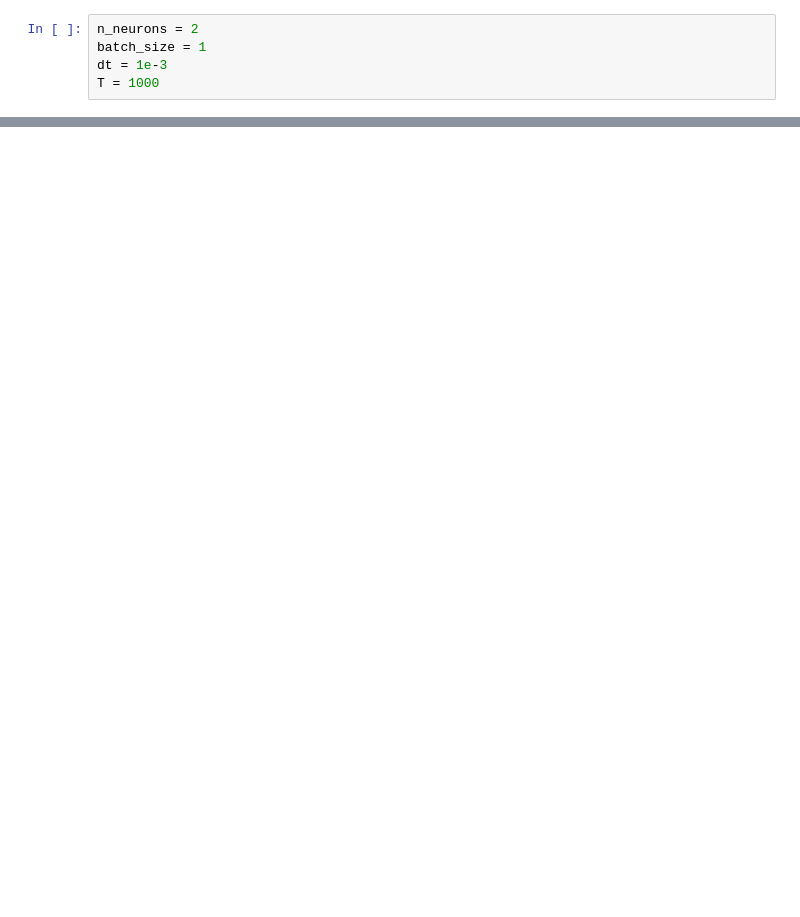
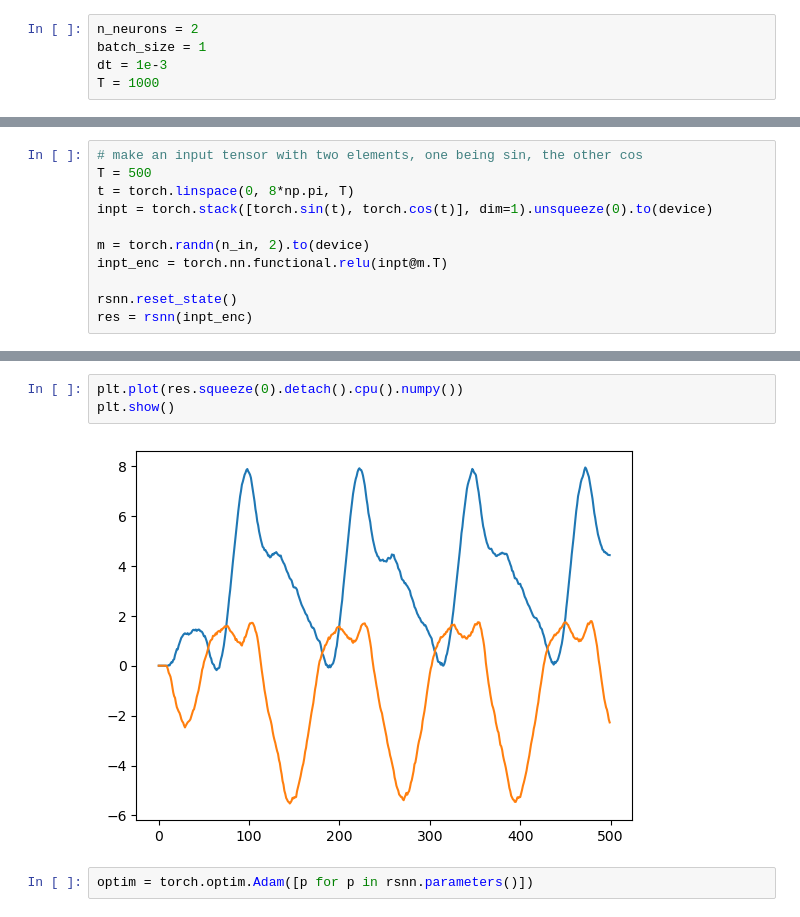
Before and after one commit to jhuebotter/control_stork, a Jupyter notebook: examples/new_LIF.ipynb, the cells around one changed output, grey strips where cells are left out. Drawn from its saved outputs; the diff is of its cells as text; blank space fills up the shorter version.

```diff
--- a/examples/new_LIF.ipynb
+++ b/examples/new_LIF.ipynb
@@ -280,0 +517,11 @@ plt.show()
+# %%
+# make an input tensor with two elements, one being sin, the other cos
+T = 500
+t = torch.linspace(0, 8*np.pi, T)
+inpt = torch.stack([torch.sin(t), torch.cos(t)], dim=1).unsqueeze(0).to(device)
+
+m = torch.randn(n_in, 2).to(device)
+inpt_enc = torch.nn.functional.relu(inpt@m.T)
+
+rsnn.reset_state()
+res = rsnn(inpt_enc)
@@ -280,0 +536,7 @@ plt.show()
+# %%
+plt.plot(res.squeeze(0).detach().cpu().numpy())
+plt.show()
+# %% [output]
+[figure, added]
+# %%
+optim = torch.optim.Adam([p for p in rsnn.parameters()])
```
Also changed, not shown: parts of 16 cells of this notebook, 4 other files.
